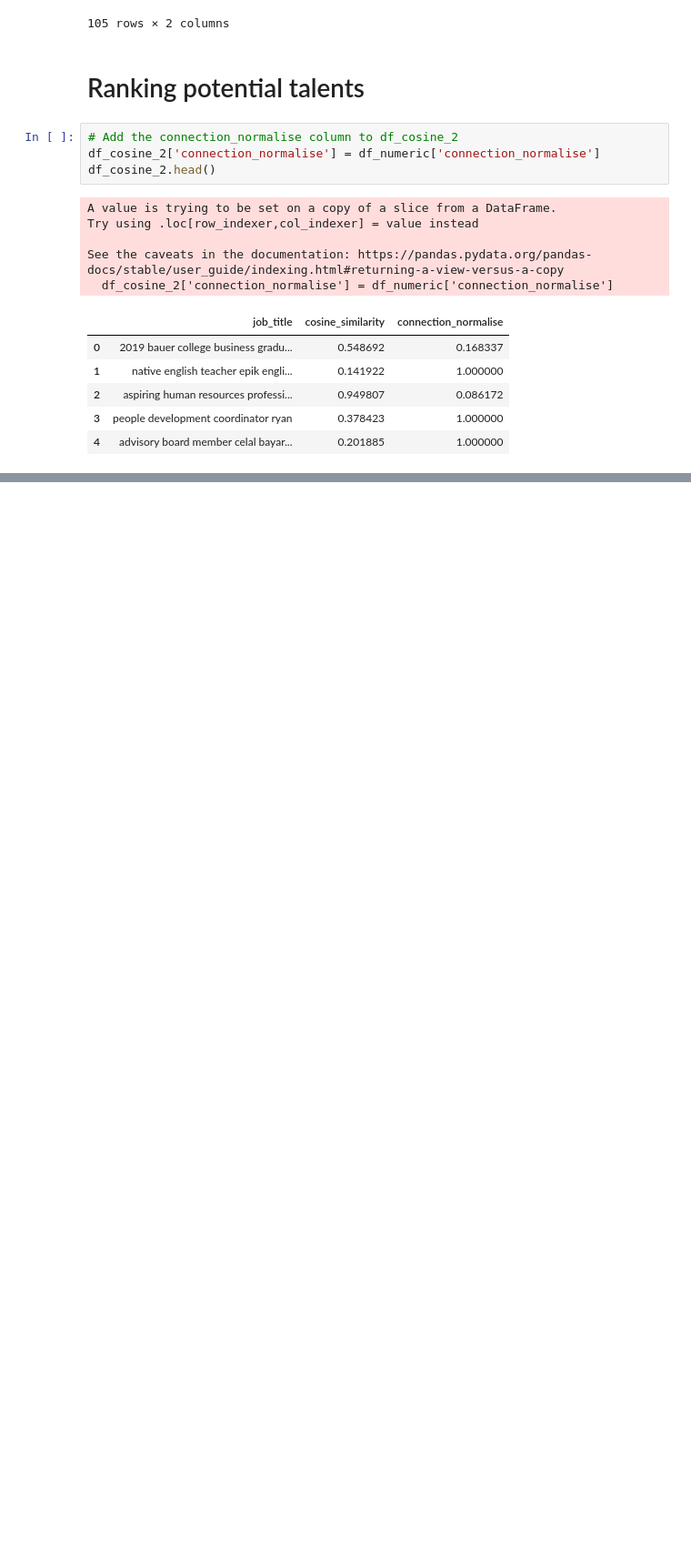
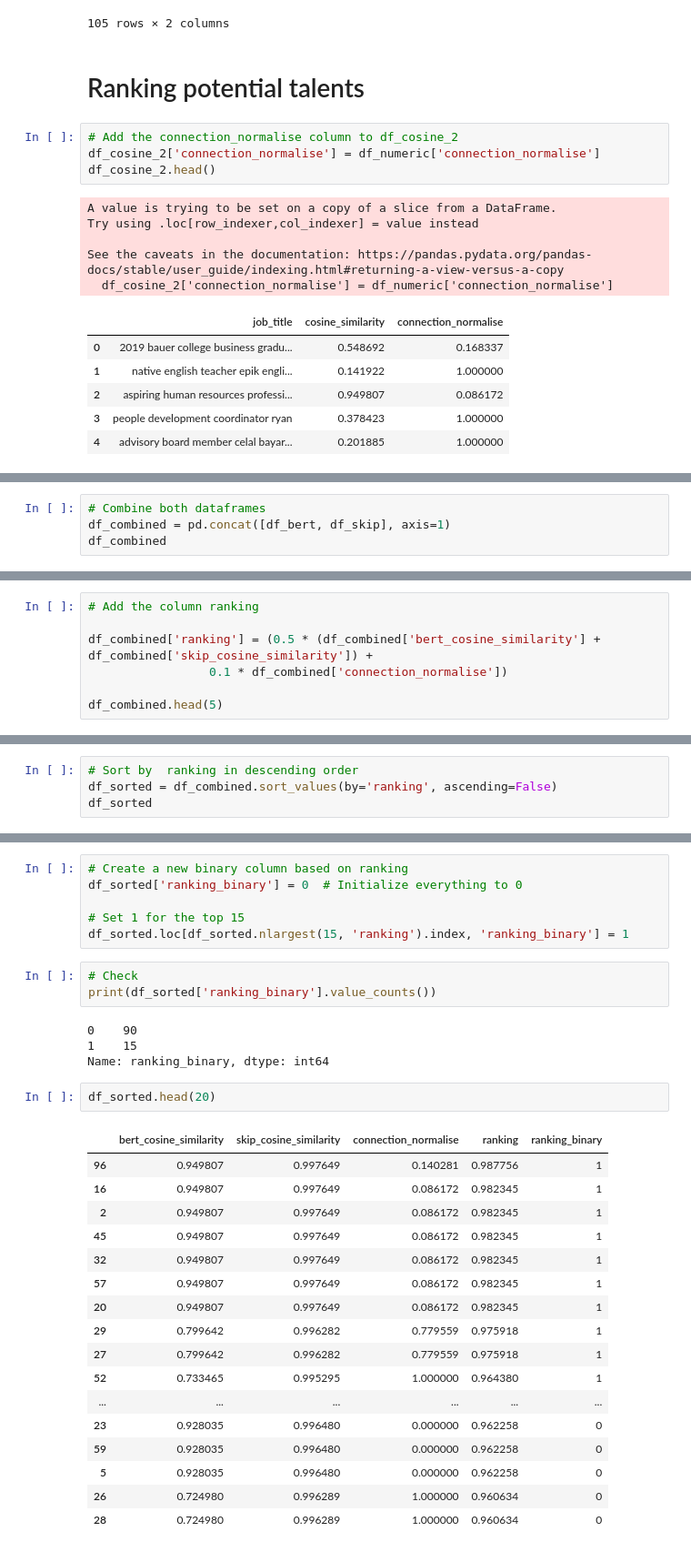
Before and after one commit to YannickMADZ/JGMWu8z1KCQHBm9T, a Jupyter notebook: potential_talents_rh.ipynb, the cells around one changed output, grey strips where cells are left out. Shown at 91% size. Saved outputs shown, nothing was run; the diff lists cells and outputs as text; blank space fills up the shorter version.

```diff
--- a/potential_talents_rh.ipynb
+++ b/potential_talents_rh.ipynb
@@ -801,0 +898,4 @@ df_cosine_2.tail(10)
+# %%
+# Combine both dataframes
+df_combined = pd.concat([df_bert, df_skip], axis=1)
+df_combined
@@ -801,0 +929,7 @@ df_cosine_2.tail(10)
+# %%
+# Add the column ranking
+
+df_combined['ranking'] = (0.5 * (df_combined['bert_cosine_similarity'] + df_combined['skip_cosine_similarity']) +
+                 0.1 * df_combined['connection_normalise'])
+
+df_combined.head(5)
@@ -801,0 +943,4 @@ df_cosine_2.tail(10)
+# %%
+# Sort by  ranking in descending order
+df_sorted = df_combined.sort_values(by='ranking', ascending=False)
+df_sorted
@@ -801,0 +961,33 @@ df_cosine_2.tail(10)
+# %%
+# Create a new binary column based on ranking
+df_sorted['ranking_binary'] = 0  # Initialize everything to 0
+
+# Set 1 for the top 15
+df_sorted.loc[df_sorted.nlargest(15, 'ranking').index, 'ranking_binary'] = 1
+# %%
+# Check
+print(df_sorted['ranking_binary'].value_counts())
+# %% [output]
+0    90
+1    15
+Name: ranking_binary, dtype: int64
+# %%
+df_sorted.head(20)
+# %% [output]
+|  | bert_cosine_similarity | skip_cosine_similarity | connection_normalise | ranking | ranking_binary |
+| 96 | 0.949807 | 0.997649 | 0.140281 | 0.987756 | 1 |
+| 16 | 0.949807 | 0.997649 | 0.086172 | 0.982345 | 1 |
+| 2 | 0.949807 | 0.997649 | 0.086172 | 0.982345 | 1 |
+| 45 | 0.949807 | 0.997649 | 0.086172 | 0.982345 | 1 |
+| 32 | 0.949807 | 0.997649 | 0.086172 | 0.982345 | 1 |
+| 57 | 0.949807 | 0.997649 | 0.086172 | 0.982345 | 1 |
+| 20 | 0.949807 | 0.997649 | 0.086172 | 0.982345 | 1 |
+| 29 | 0.799642 | 0.996282 | 0.779559 | 0.975918 | 1 |
+| 27 | 0.799642 | 0.996282 | 0.779559 | 0.975918 | 1 |
+| 52 | 0.733465 | 0.995295 | 1.000000 | 0.964380 | 1 |
+| ... | ... | ... | ... | ... | ... |
+| 23 | 0.928035 | 0.996480 | 0.000000 | 0.962258 | 0 |
+| 59 | 0.928035 | 0.996480 | 0.000000 | 0.962258 | 0 |
+| 5 | 0.928035 | 0.996480 | 0.000000 | 0.962258 | 0 |
+| 26 | 0.724980 | 0.996289 | 1.000000 | 0.960634 | 0 |
+| 28 | 0.724980 | 0.996289 | 1.000000 | 0.960634 | 0 |
```
Also changed, not shown: parts of 29 cells of this notebook.
